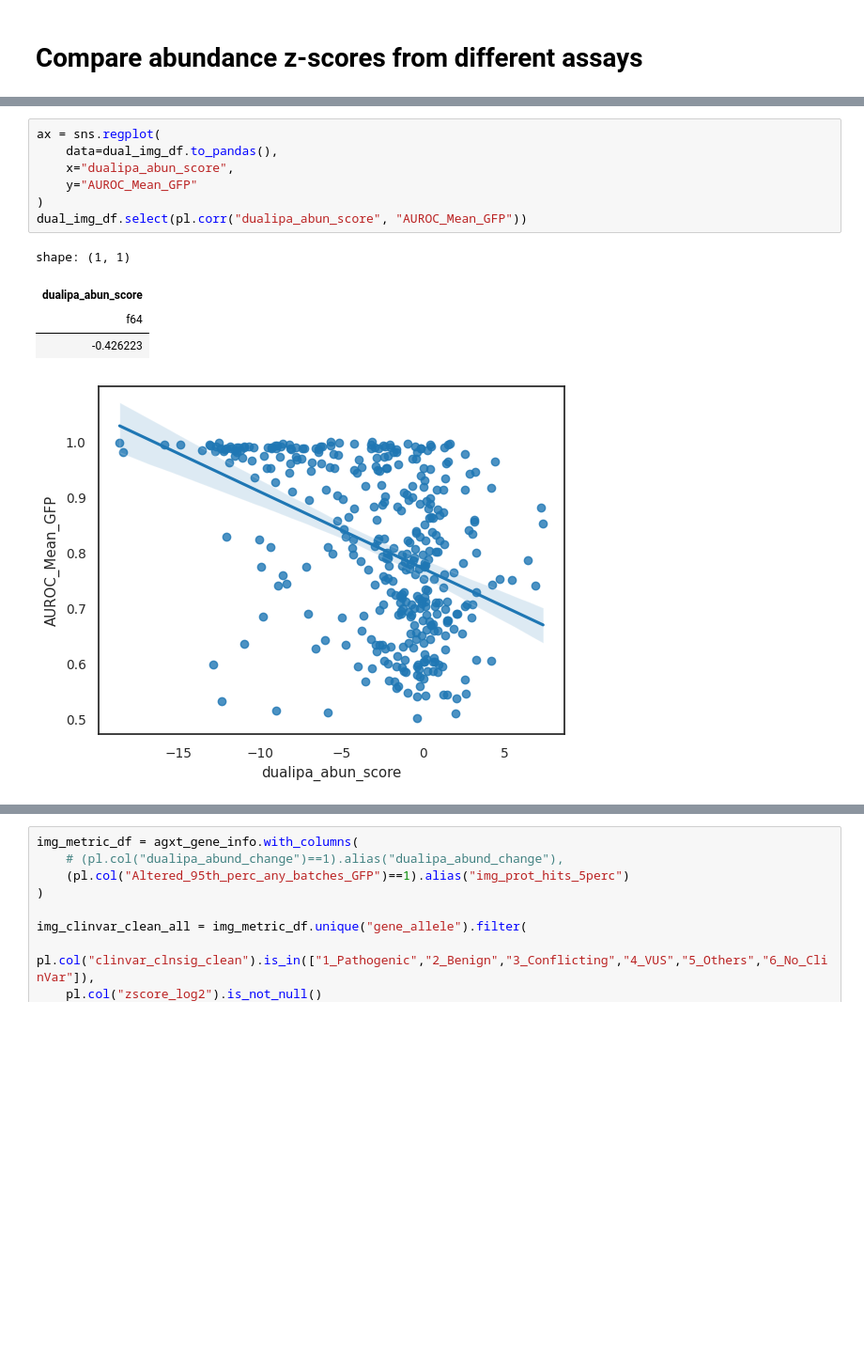
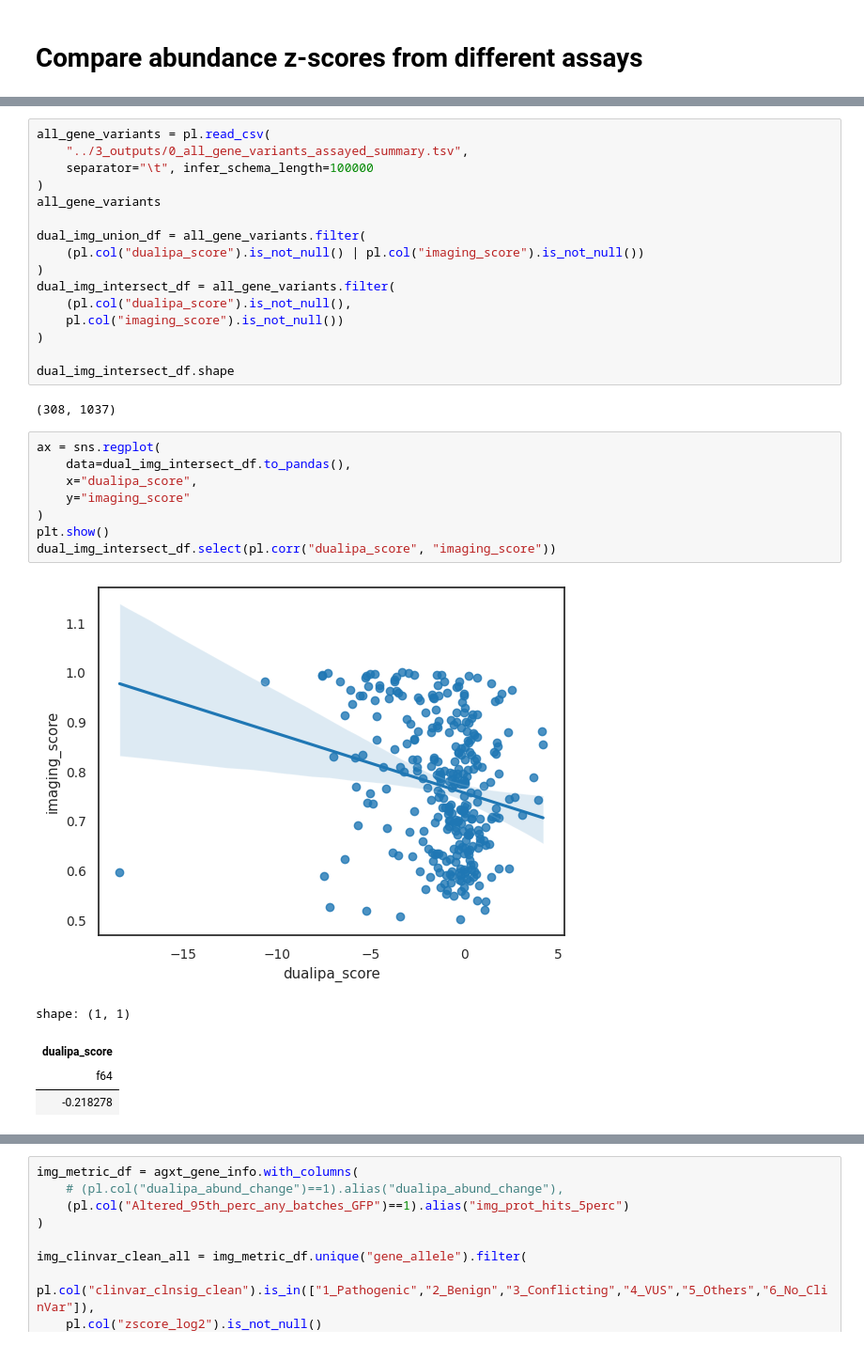
Before and after one commit to broadinstitute/2025_laval_submitted, a Jupyter notebook: 3_integrated_assay_results/2_analysis/1_compare_abun_dualipa_imaging.ipynb, the cells around one changed output, grey strips where cells are left out. Shown at 94% size. Saved outputs shown, nothing was run; the diff lists cells and outputs as text; blank space fills up the shorter version.

```diff
--- a/3_integrated_assay_results/2_analysis/1_compare_abun_dualipa_imaging.ipynb
+++ b/3_integrated_assay_results/2_analysis/1_compare_abun_dualipa_imaging.ipynb
@@ -85,13 +19,32 @@ plt.show()
+# %%
+all_gene_variants = pl.read_csv(
+    "../3_outputs/0_all_gene_variants_assayed_summary.tsv",
+    separator="\t", infer_schema_length=100000
+)
+all_gene_variants
+
+dual_img_union_df = all_gene_variants.filter(
+    (pl.col("dualipa_score").is_not_null() | pl.col("imaging_score").is_not_null())
+)
+dual_img_intersect_df = all_gene_variants.filter(
+    (pl.col("dualipa_score").is_not_null(),
+    pl.col("imaging_score").is_not_null())
+)
+
+dual_img_intersect_df.shape
+# %% [output]
+(308, 1037)
 # %%
 ax = sns.regplot(
-    data=dual_img_df.to_pandas(),
-    x="dualipa_abun_score",
-    y="AUROC_Mean_GFP"
+    data=dual_img_intersect_df.to_pandas(),
+    x="dualipa_score",
+    y="imaging_score"
 )
-dual_img_df.select(pl.corr("dualipa_abun_score", "AUROC_Mean_GFP"))
+plt.show()
+dual_img_intersect_df.select(pl.corr("dualipa_score", "imaging_score"))
 # %% [output]
+[figure, new version]
 shape: (1, 1)
-| dualipa_abun_score |
+| dualipa_score |
 | f64 |
-| -0.426223 |
+| -0.218278 |
-[figure, old version]
```
Also changed, not shown: parts of 10 cells of this notebook, 10 other files.
